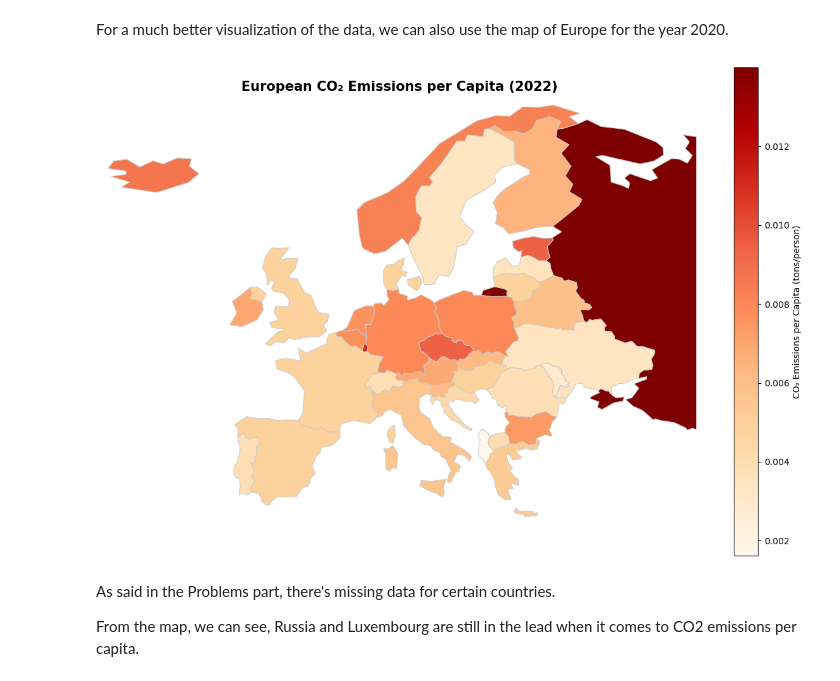
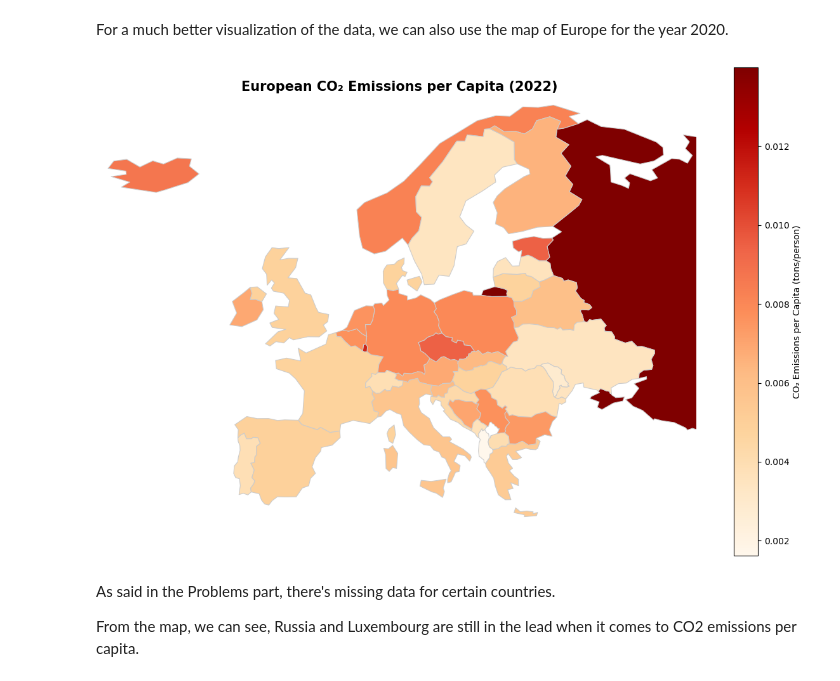
Before and after one commit to Filusion/PR2515, a Jupyter notebook: CO2_emissions_by_population.ipynb, the cells around one changed output. Cells and saved outputs as stored; diff of their text form; code cells hidden in the pictures.

Commit message:
Added Serbia, Montenegro and Bosnia to the map visualizatons as well as the comparison for CO2 in Russia and Ukraine after 1990

```diff
--- a/CO2_emissions_by_population.ipynb
+++ b/CO2_emissions_by_population.ipynb
@@ -43,6 +43,29 @@ df_moldova['Name'] = df_moldova['Name'].replace('Moldova, Republic of', 'Moldova
 df_co2_europe = pd.concat([df_co2_europe, df_russia, df_ukraine, df_belarus, df_moldova]).drop_duplicates()
 
 df_pop_europe = df_pop[df_pop['Continent'] == 'Europe']
+# %%
+row = df_co2_europe[df_co2_europe['Name'] == 'Serbia and Montenegro'].copy()
+
+serbia_row = row.copy()
+montenegro_row = row.copy()
+
+serbia_row['Country_code'] = 'SRB'
+serbia_row['Name'] = 'Serbia'
+
+montenegro_row['Country_code'] = 'MNE'
+montenegro_row['Name'] = 'Montenegro'
+
+year_columns = [col for col in df_co2_europe.columns if col.isdigit()]
+
+# Split the CO2 data by 85% and 15% because Serbia is much bigger than Montenegro by area and by population
+serbia_row[year_columns] = row[year_columns] * 0.96
+montenegro_row[year_columns] = row[year_columns] * 0.04
+
+# Drop the original Serbia and Montenegro row
+df_co2_europe = df_co2_europe[df_co2_europe['Name'] != 'Serbia and Montenegro']
+
+# Append the two new rows
+df_co2_europe = pd.concat([df_co2_europe, serbia_row, montenegro_row], ignore_index=True)
 # %% [markdown]
 For the european map visualization, we downloaded from https://www.naturalearthdata.com/downloads/110m-cultural-vectors/
 # %% [markdown]
@@ -270,35 +293,37 @@ df_merged = pd.merge(co2_2022, pop_2022, left_on='Name', right_on='Country/Terri
 df_merged['CO2_per_capita'] = df_merged['2022'] / df_merged['2022 Population']
 
 df_merged['Name'] = df_merged['Name'].replace('Czhech Republic', 'Czechia')
+df_merged['Name'] = df_merged['Name'].replace({'Bosnia and Herzegovina': 'Bosnia and Herz.'})
+
 
 
 map_df = world.merge(df_merged, left_on='NAME', right_on='Name')
 
 # filter for EU
 map_df = map_df[map_df['CONTINENT'] == 'Europe']
 
 # set bounds for Europe,so it doesn't zoom out (there is probably a French owned territory, that makes the map zoom out)
 minx, miny, maxx, maxy = -25, 34, 45, 72
 
 fig, ax = plt.subplots(1, 1, figsize=(12, 8))
 map_df.plot(
     column='CO2_per_capita',
     cmap='OrRd',
     linewidth=0.8,
     edgecolor='0.8',
     legend=True,
     ax=ax,
     legend_kwds={'label': "CO₂ Emissions per Capita (tons/person)"}
 )
 
 ax.set_xlim(minx, maxx)
 ax.set_ylim(miny, maxy)
 ax.set_title('European CO₂ Emissions per Capita (2022)', fontsize=15, weight='bold')
 ax.axis('off')
 plt.tight_layout()
 plt.show()
 # %% [output]
-[figure, old version]
+[figure, new version]
 # %% [markdown]
 As said in the Problems part, there's missing data for certain countries.
 
```
Also changed, not shown: parts of 4 cells of this notebook, 3 other files.
